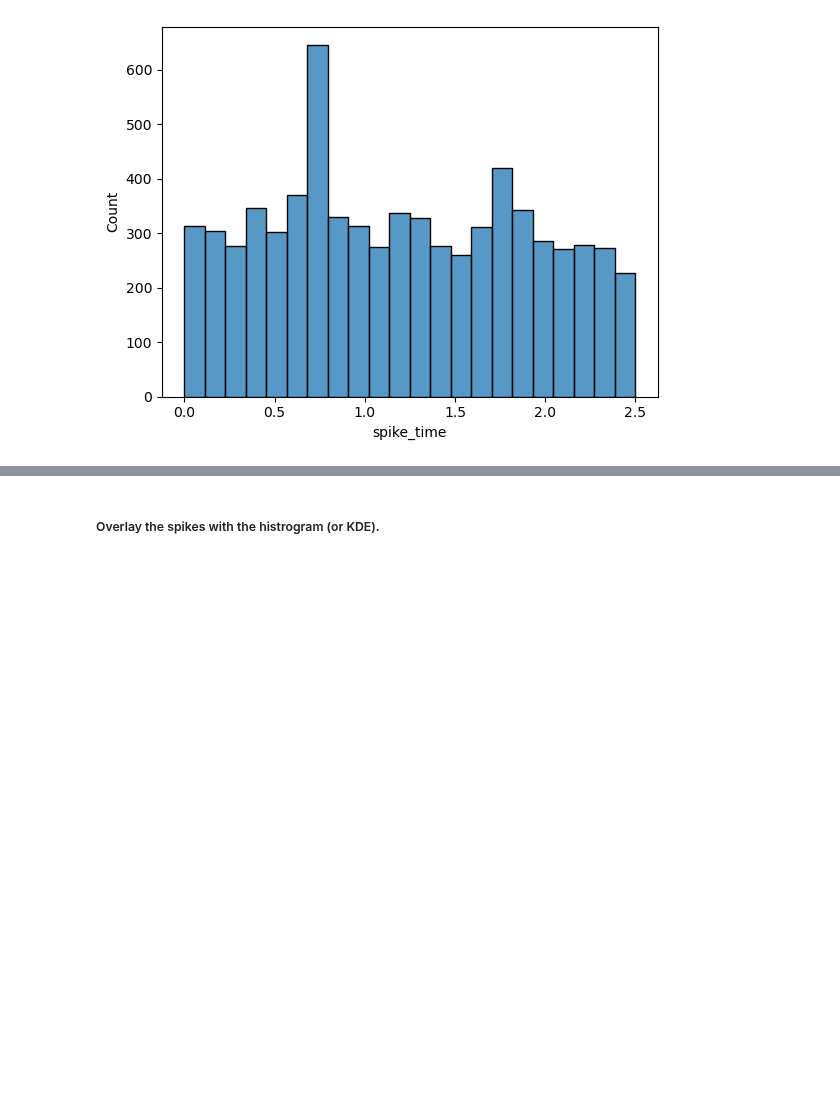
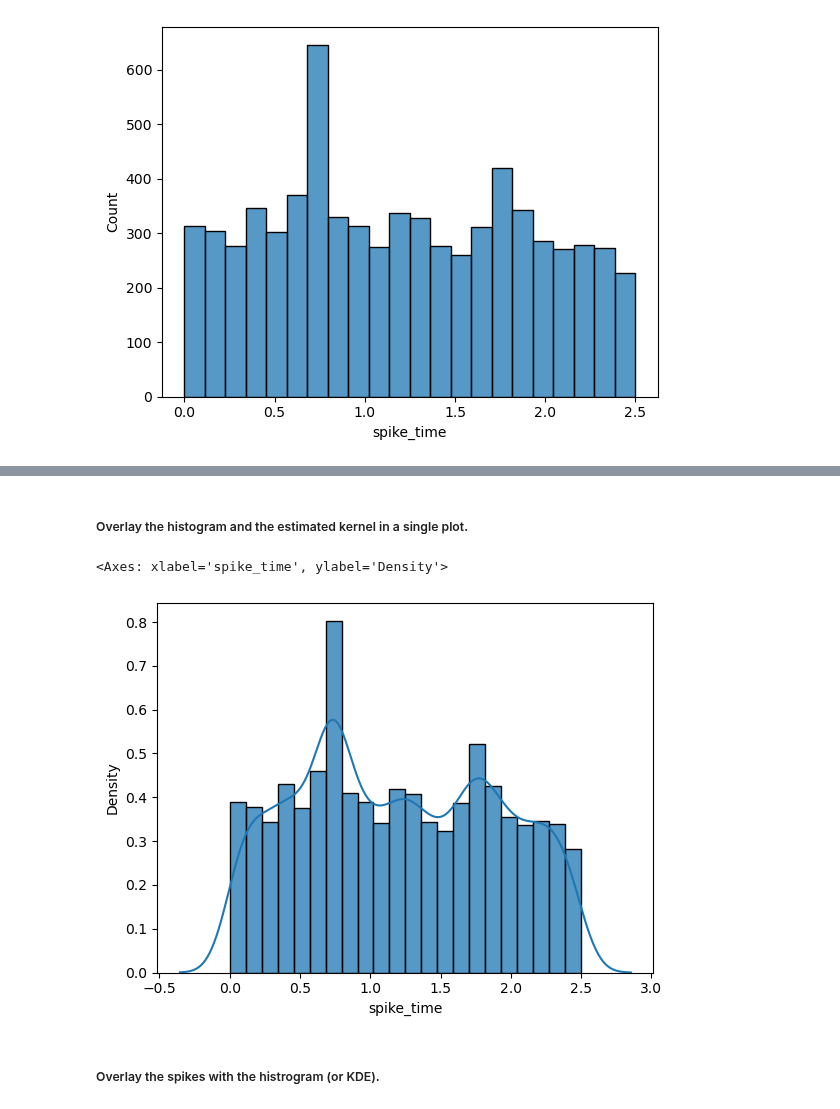
Before and after one commit to ibehave-ibots/iBOTS-Tools, a Jupyter notebook: workshops/python-workshop-1/exercises/mo/1.spike_time.ipynb, the cells around one changed output, grey strips where cells are left out. Saved outputs shown, nothing was run; the diff lists cells and outputs as text; code cells hidden in the pictures; blank space fills up the shorter version.

```diff
--- a/workshops/python-workshop-1/exercises/mo/1.spike_time.ipynb
+++ b/workshops/python-workshop-1/exercises/mo/1.spike_time.ipynb
@@ -165,3 +185,11 @@ sns.histplot(data=dd, x="spike_time")
+# %% [markdown]
+##### Overlay the histogram and the estimated kernel in a single plot.
+# %%
+sns.histplot(data=dd, x="spike_time", stat="density")
+sns.kdeplot(data=dd, x="spike_time")
+# %% [output]
+<Axes: xlabel='spike_time', ylabel='Density'>
+[figure, added]
 # %% [markdown]
 ##### Overlay the spikes with the histrogram (or KDE).
 # %%
```
Also changed, not shown: parts of 22 cells of this notebook.
